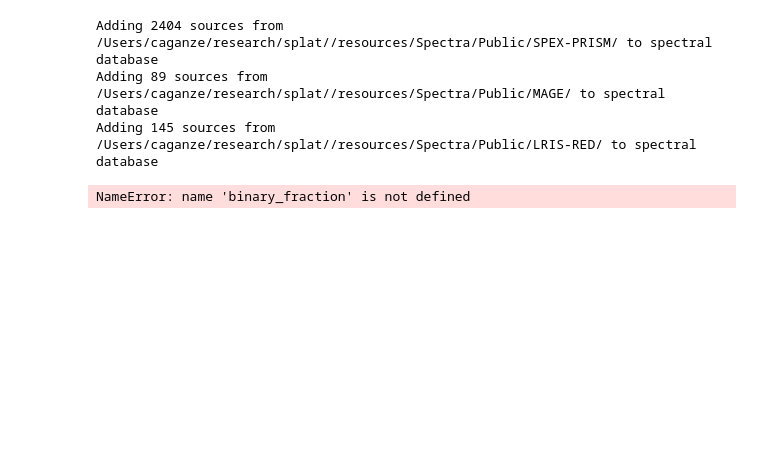
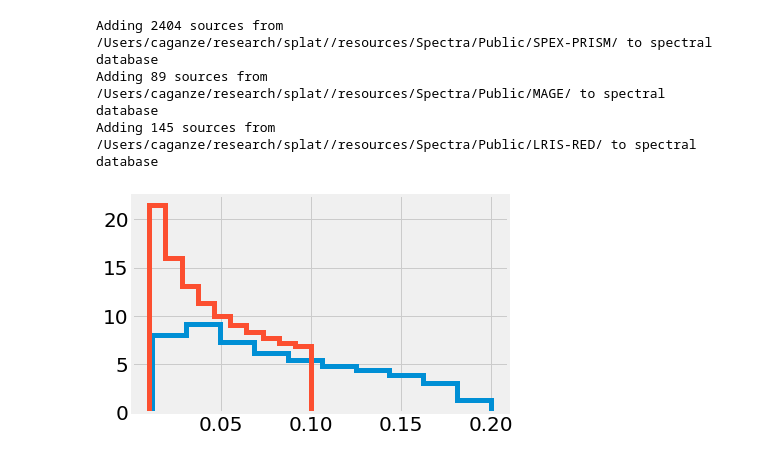
Before and after one commit to caganze/popsims, a Jupyter notebook: notebooks/Binaries.ipynb, the cells around one changed output. Saved outputs shown, nothing was run; the diff lists cells and outputs as text; code cells hidden in the pictures; blank space fills up the shorter version.

```diff
--- a/notebooks/Binaries.ipynb
+++ b/notebooks/Binaries.ipynb
@@ -37,4 +49,2 @@ Adding 145 sources from /Users/caganze/research/splat//resources/Spectra/Public/
 # %%
-vals=popsims.make_systems()
+vals=popsims.make_systems(bfraction=0.5)
-# %% [output]
-NameError: name 'binary_fraction' is not defined
@@ -52,0 +53,5 @@ ax.scatter( vals.spt, vals.luminosity, marker='.', s=1, alpha=0.1,
+# %%
+h=plt.hist(vals['mass'][vals.is_binary], density=True, histtype='step', lw=5,  )
+h=plt.hist(vals['mass'][~vals.is_binary], density=True,  histtype='step', lw=5,  )
+# %% [output]
+[figure, added]
```
Also changed, not shown: parts of 52 cells of this notebook, 3 other files.
